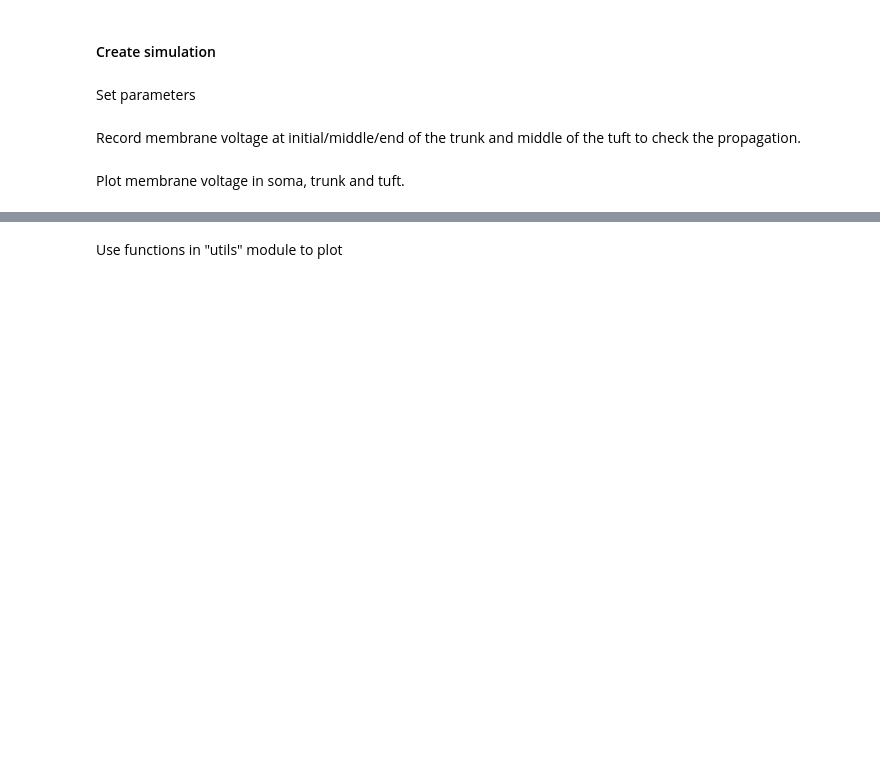
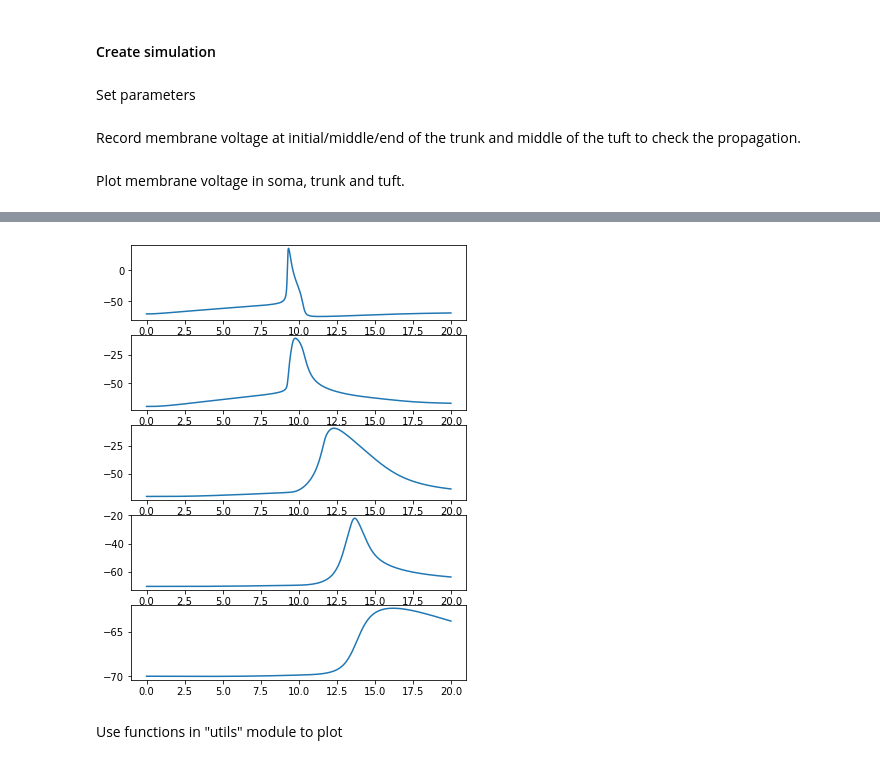
Before and after one commit to chenziao/Stylized-Cell-model, a Jupyter notebook: active_channel_model_example.ipynb, the cells around one changed output, grey strips where cells are left out. Cells and saved outputs as stored; diff of their text form; code cells hidden in the pictures; blank space fills up the shorter version.

```diff
--- a/active_channel_model_example.ipynb
+++ b/active_channel_model_example.ipynb
@@ -252,2 +252,16 @@ plt.show()
+# %%
+import matplotlib.pyplot as plt
+%matplotlib inline
+
+v_dend = dend_v.as_numpy()
+plt.figure(figsize=(6,8))
+plt.subplot(5,1,1)
+plt.plot(t,sim.cells[0].v())
+for i in range(v_dend.shape[0]):
+    plt.subplot(5,1,i+2)
+    plt.plot(t,v_dend[i,:])
+plt.show()
+# %% [output]
+[figure, added]
 # %% [markdown]
 Use functions in "utils" module to plot
```
Also changed, not shown: parts of 9 cells of this notebook.
